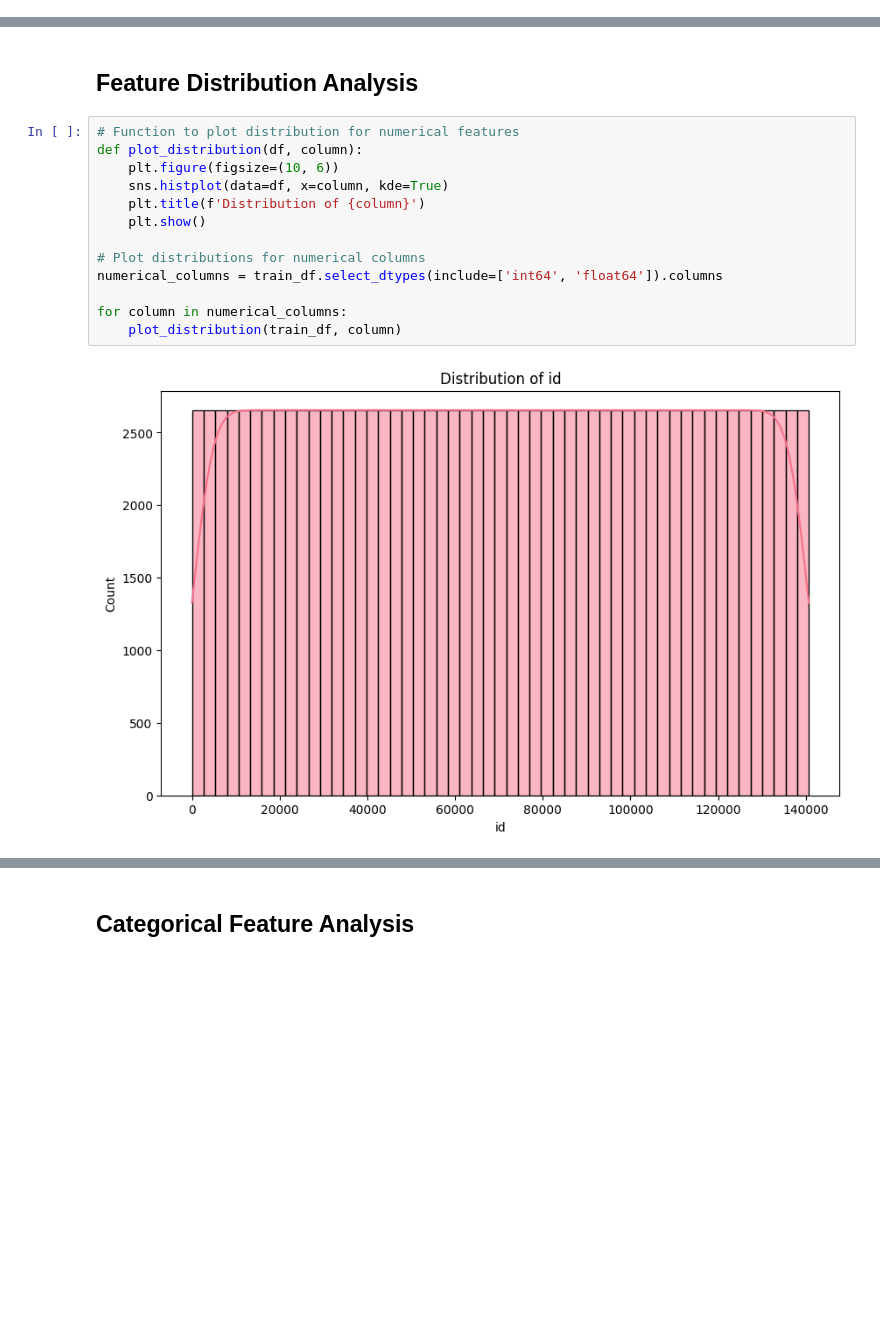
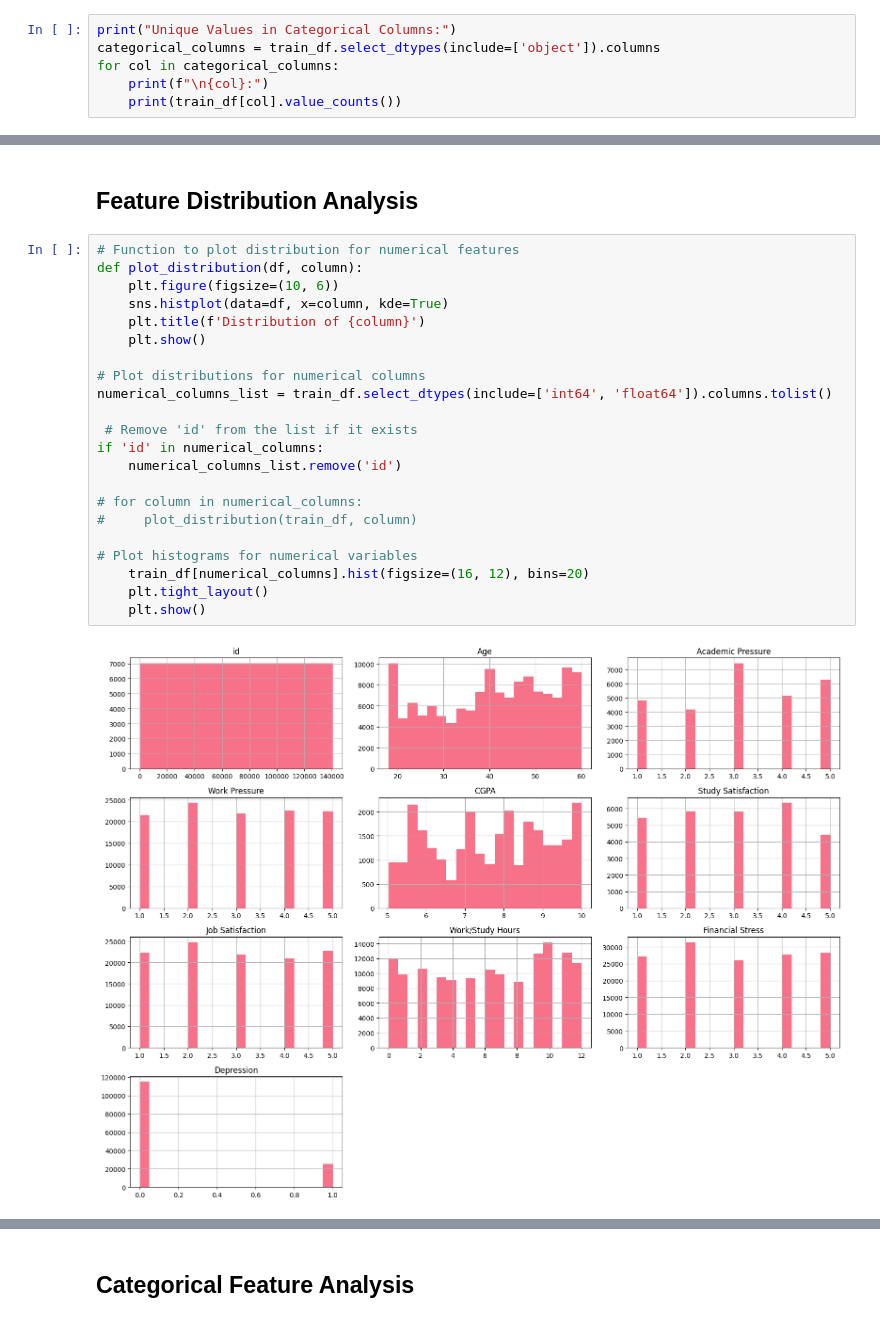
Before and after one commit to NethraGuru/mental-health-analysis, a Jupyter notebook: mental-health-analysis/mental_health_eda.ipynb, the cells around one changed output, grey strips where cells are left out. Drawn from its saved outputs; the diff is of its cells as text; blank space fills up the shorter version.

```diff
--- a/mental-health-analysis/mental_health_eda.ipynb
+++ b/mental-health-analysis/mental_health_eda.ipynb
@@ -156,0 +159,6 @@ test_df = test_df.drop(['id'], axis=1)
+# %%
+print("Unique Values in Categorical Columns:")
+categorical_columns = train_df.select_dtypes(include=['object']).columns
+for col in categorical_columns:
+    print(f"\n{col}:")
+    print(train_df[col].value_counts())
@@ -240,15 +266,24 @@ display(skewness_df.style.set_properties(**{
 # %%
 # Function to plot distribution for numerical features
 def plot_distribution(df, column):
     plt.figure(figsize=(10, 6))
     sns.histplot(data=df, x=column, kde=True)
     plt.title(f'Distribution of {column}')
     plt.show()
 
 # Plot distributions for numerical columns
-numerical_columns = train_df.select_dtypes(include=['int64', 'float64']).columns
+numerical_columns_list = train_df.select_dtypes(include=['int64', 'float64']).columns.tolist()
 
-for column in numerical_columns:
-    plot_distribution(train_df, column)
+ # Remove 'id' from the list if it exists
+if 'id' in numerical_columns:
+    numerical_columns_list.remove('id')
+
+# for column in numerical_columns:
+#     plot_distribution(train_df, column)
+
+# Plot histograms for numerical variables
+    train_df[numerical_columns].hist(figsize=(16, 12), bins=20)
+    plt.tight_layout()
+    plt.show()
 # %% [output]
-[figure, old version]
+[figure, new version]
```
Also changed, not shown: parts of 35 cells of this notebook, 1 other file.
